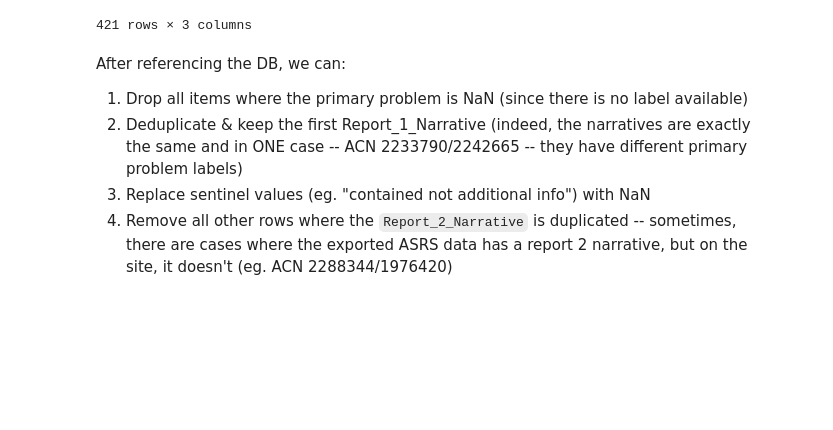
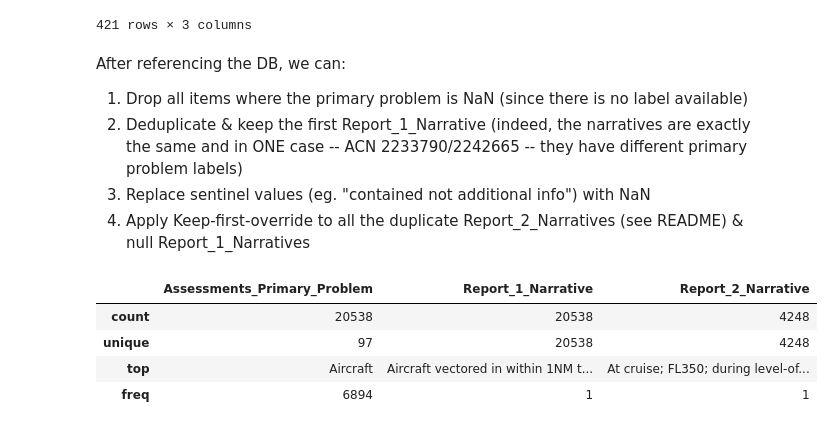
Before and after one commit to sookiemonster/asrs-problem-factor-analysis, a Jupyter notebook: data-processing/llm_process.ipynb, the cells around one changed output. Saved outputs shown, nothing was run; the diff lists cells and outputs as text; code cells hidden in the pictures; blank space fills up the shorter version.

Commit message:
Add processed narrative dataset.

```diff
--- a/data-processing/llm_process.ipynb
+++ b/data-processing/llm_process.ipynb
@@ -163,4 +138,4 @@ After referencing the DB, we can:
 1) Drop all items where the primary problem is NaN (since there is no label available)
 2) Deduplicate & keep the first Report_1_Narrative (indeed, the narratives are exactly the same and in ONE case -- ACN 2233790/2242665 -- they have different primary problem labels)
 3) Replace sentinel values (eg. "contained not additional info") with NaN
-4) Remove all other rows where the `Report_2_Narrative` is duplicated -- sometimes, there are cases where the exported ASRS data has a report 2 narrative, but on the site, it doesn't (eg. ACN 2288344/1976420)
+4) Apply Keep-first-override to all the duplicate Report_2_Narratives (see README) & null Report_1_Narratives
@@ -168,0 +142,21 @@ dedupe =
+# %%
+sentinel_substring = "contained no additional information"
+
+def convert_sentinel(s:str):
+    if not isinstance(s, str) or sentinel_substring in s.lower():
+        return np.nan
+
+    return s
+
+
+filtered = narrative_only[pd.notna(narrative_only.Assessments_Primary_Problem)].copy()
+filtered = filtered.drop_duplicates(["Report_1_Narrative"], keep="first")
+filtered["Report_2_Narrative"] = filtered.Report_2_Narrative.apply(convert_sentinel)
+
+filtered.describe()
+# %% [output]
+|  | Assessments_Primary_Problem | Report_1_Narrative | Report_2_Narrative |
+| count | 20538 | 20538 | 4248 |
+| unique | 97 | 20538 | 4248 |
+| top | Aircraft | Aircraft vectored in within 1NM t... | At cruise; FL350; during level-of... |
+| freq | 6894 | 1 | 1 |
```
Also changed, not shown: parts of 11 cells of this notebook, 5 other files.
